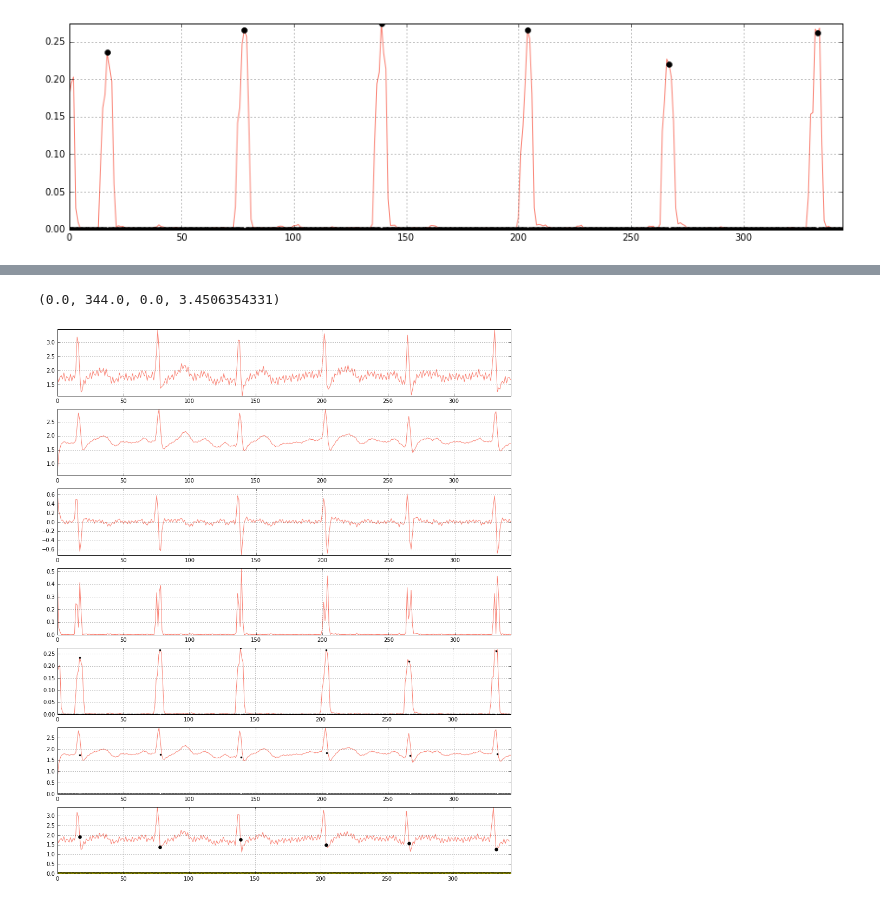
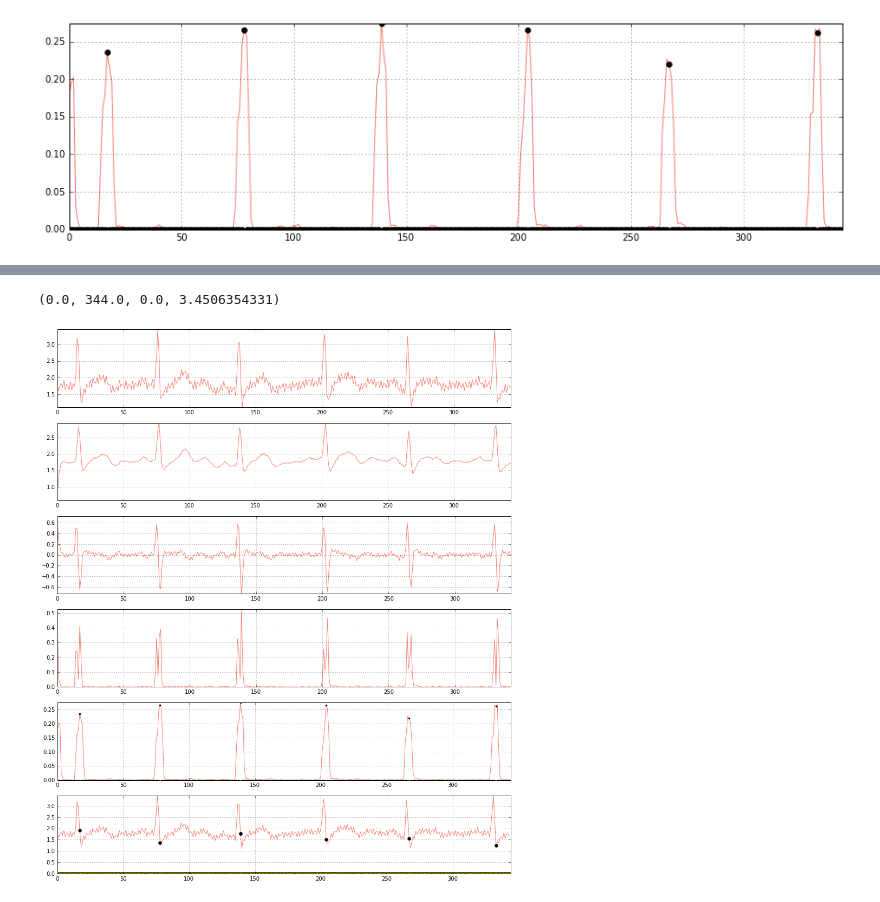
Before and after one commit to c-labpl/qrs_detector, a Jupyter notebook: QRSDetectorOfflineDEBUG.ipynb, the cells around one changed output, grey strips where cells are left out. Drawn from its saved outputs; the diff is of its cells as text; code cells hidden in the pictures.

```diff
--- a/QRSDetectorOffline.ipynb
+++ b/QRSDetectorOfflineDEBUG.ipynb
@@ -126,8 +131,7 @@ plt.plot(squared_signal, label="Squared signal", color="salmon")
 [figure]
 # %%
 ## Moving-window integration.
-N = 3
-integrated_signal = np.convolve(squared_signal, np.ones((N,))/N)
+integrated_signal = np.convolve(squared_signal, np.ones((integration_window,)) / integration_window)
 # integrated_signal = integrated_signal / max(integrated_signal)
 
 plt.figure(figsize=(15,4))
@@ -144,12 +148,12 @@ peaks_indices = find_peaks_cwt(integrated_signal[:-1], np.arange(10, 15), noise_
 
 fiducial_mark_idx = np.array([])
 fiducial_mark_val_i = np.array([])
-fiducial_mark_val_f = np.array([])
+# fiducial_mark_val_f = np.array([])
 
 for peak_index in peaks_indices:
     fiducial_mark_idx = np.append(fiducial_mark_idx, peak_index)
     fiducial_mark_val_i = np.append(fiducial_mark_val_i, integrated_signal[peak_index])
-    fiducial_mark_val_f = np.append(fiducial_mark_val_f, filtered_signal[peak_index-7])
+#     fiducial_mark_val_f = np.append(fiducial_mark_val_f, filtered_signal[peak_index-7])
 
 fiducial_mark_indication_i = [0] * len(integrated_signal)
 for peak_idx, peak_val_i in zip(fiducial_mark_idx, fiducial_mark_val_i):
@@ -267,56 +265,56 @@ plt.axis('tight')
 # %%
 ## Plot everything.
 plt.figure(figsize=(15,18))
-plt.subplot(711)
+plt.subplot(611)
 plt.plot(raw_signal, label="Original signal", color="salmon")
 plt.grid(True)
 plt.axis("tight")
 
-plt.subplot(712)
+plt.subplot(612)
 plt.plot(filtered_signal, label="Filtered signal", color="salmon")
 plt.grid(True)
 plt.axis("tight")
 
-plt.subplot(713)
+plt.subplot(613)
 plt.plot(differentiated_signal, label="Differentiated signal", color="salmon")
 plt.grid(True)
 plt.axis("tight")
 
-plt.subplot(714)
+plt.subplot(614)
 plt.plot(squared_signal, label="Squared signal", color="salmon")
 plt.grid(True)
 plt.axis("tight")
 
 fiducial_mark_indication_i = [0] * len(integrated_signal)
 for peak_idx_i, peak_val_i in zip(fiducial_mark_idx, fiducial_mark_val_i):
     fiducial_mark_indication_i[int(peak_idx_i)] = peak_val_i
-plt.subplot(715)
+plt.subplot(615)
 plt.plot(integrated_signal, label="Integrated signal", color="salmon")
 plt.plot(fiducial_mark_indication_i, 'k.')
 plt.grid(True)
 plt.axis("tight")
 
-fiducial_mark_indication_f = [0] * len(filtered_signal)
-for peak_idx, peak_val_f in zip(fiducial_mark_idx, fiducial_mark_val_f):
-    fiducial_mark_indication_f[int(peak_idx)] = peak_val_f
-plt.subplot(716)
-plt.plot(filtered_signal, label="Filtered signal", color="salmon")
-plt.plot(fiducial_mark_indication_f, 'k.')
-plt.grid(True)
-plt.axis("tight")
+# fiducial_mark_indication_f = [0] * len(filtered_signal)
+# for peak_idx, peak_val_f in zip(fiducial_mark_idx, fiducial_mark_val_f):
+#     fiducial_mark_indication_f[int(peak_idx)] = peak_val_f
+# plt.subplot(716)
+# plt.plot(filtered_signal, label="Filtered signal", color="salmon")
+# plt.plot(fiducial_mark_indication_f, 'k.')
+# plt.grid(True)
+# plt.axis("tight")
 
 qrs_peak_indication_i = [0] * len(integrated_signal)
 for peak_i in qrs_peak_i:
     qrs_peak_indication_i[int(peak_i)] = raw_signal[int(peak_i)]
 noise_peak_indication_i = [0] * len(integrated_signal)
 for peak_i in noise_peak_i:
     noise_peak_indication_i[int(peak_i)] = raw_signal[int(peak_i)]
-plt.subplot(717)
+plt.subplot(616)
 plt.plot(raw_signal, label="Integrated signal", color="salmon")
 plt.plot(qrs_peak_indication_i, 'ko')
 plt.plot(noise_peak_indication_i, 'yo')
 plt.grid(True)
 plt.axis("tight")
 # %% [output]
 (0.0, 344.0, 0.0, 3.4506354331)
-[figure, old version]
+[figure, new version]
```
Also changed, not shown: parts of 4 cells of this notebook, 3 other files.
